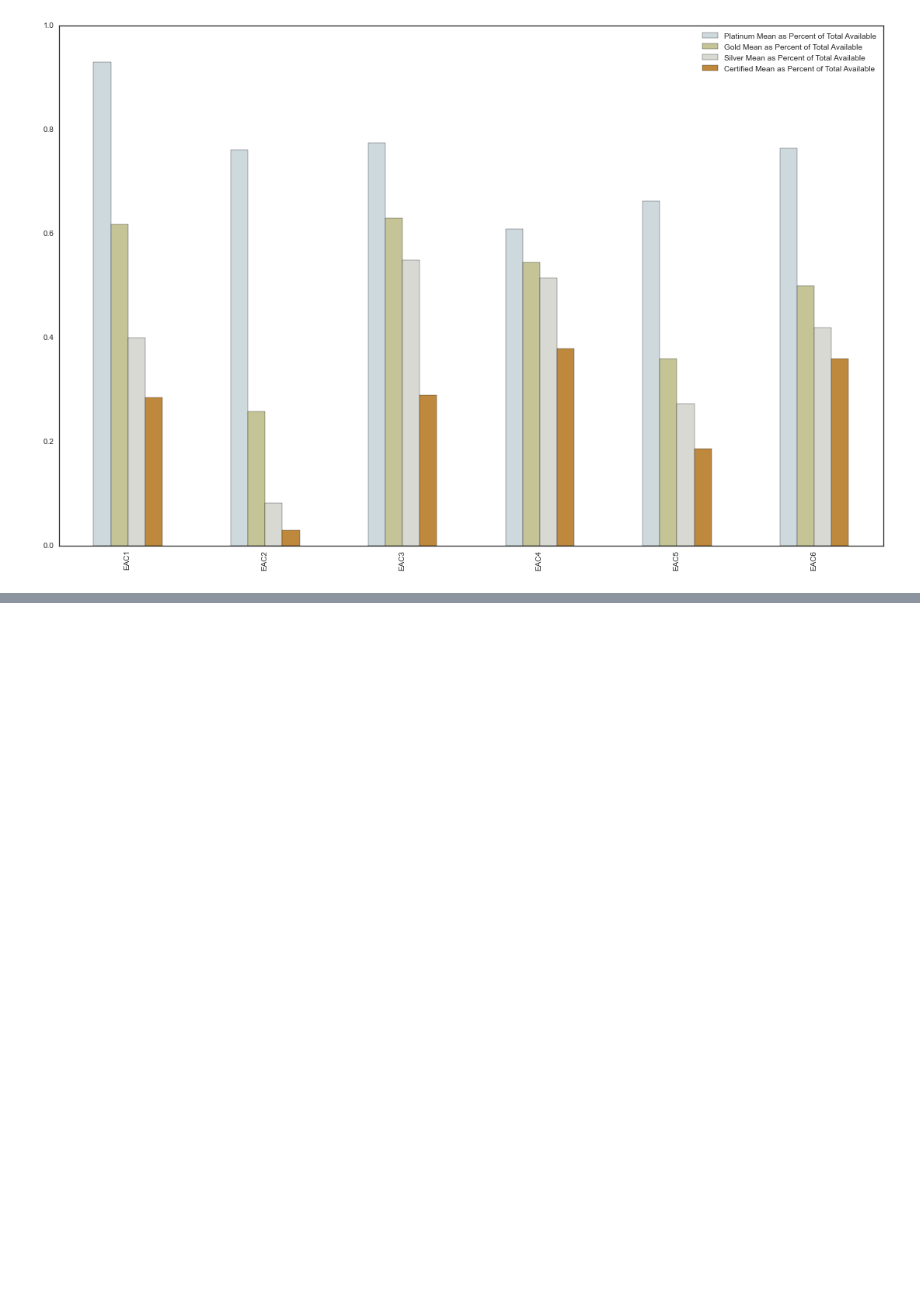
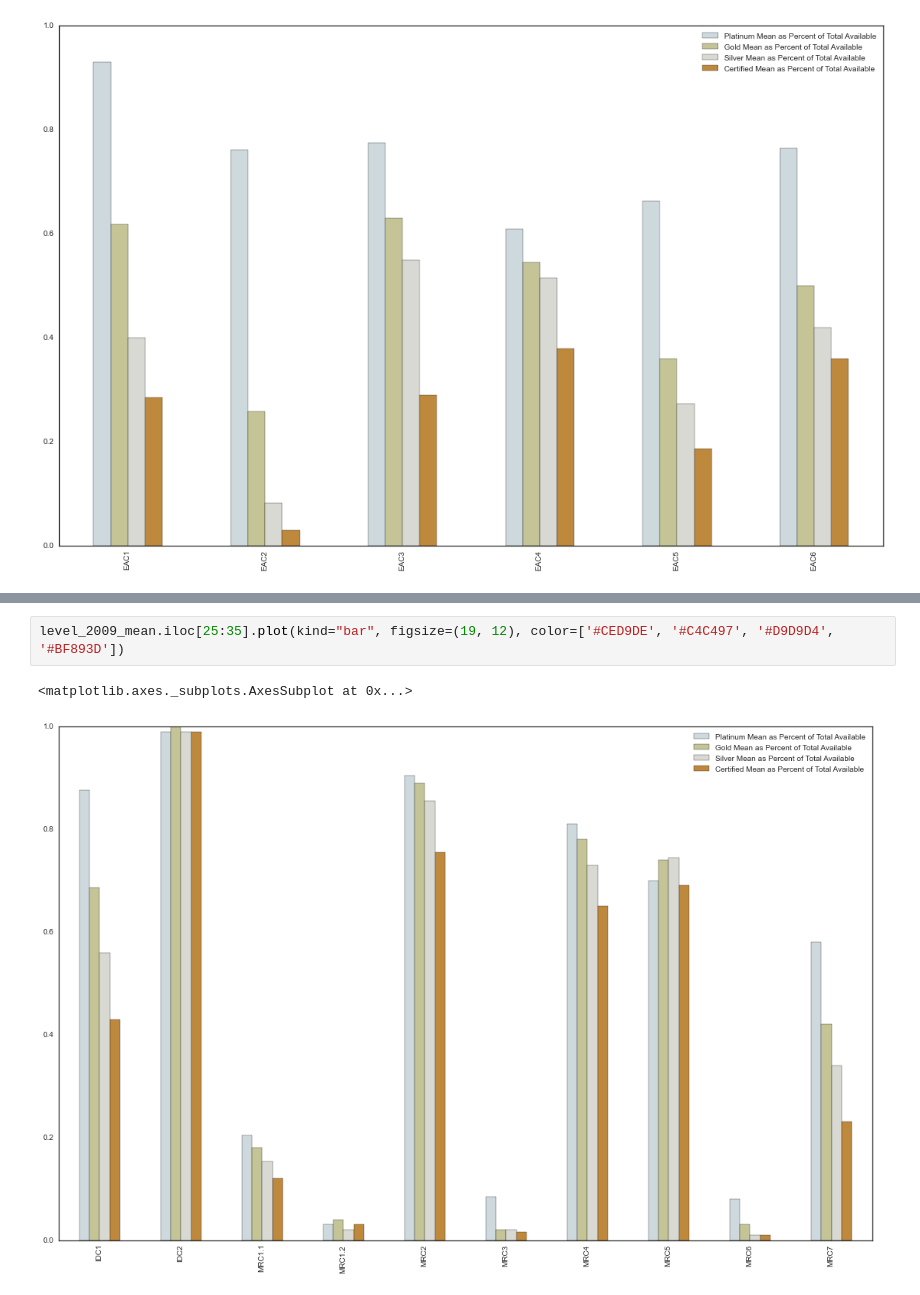
Before and after one commit to Data-Science-TIY/builditgreen, a Jupyter notebook: builditgreen/2009ScoreTrends.ipynb, the cells around one changed output, grey strips where cells are left out. Saved outputs shown, nothing was run; the diff lists cells and outputs as text; blank space fills up the shorter version.

```diff
--- a/builditgreen/2009ScoreTrends.ipynb
+++ b/builditgreen/2009ScoreTrends.ipynb
@@ -1945,0 +1956,5 @@ level_2009_mean.iloc[0:6].plot(kind="bar", figsize=(19, 12), color=['#CED9DE', '
+# %%
+level_2009_mean.iloc[25:35].plot(kind="bar", figsize=(19, 12), color=['#CED9DE', '#C4C497', '#D9D9D4', '#BF893D'])
+# %% [output]
+<matplotlib.axes._subplots.AxesSubplot at 0x...>
+[figure, added]
```
Also changed, not shown: parts of 10 cells of this notebook, 5 other files.
